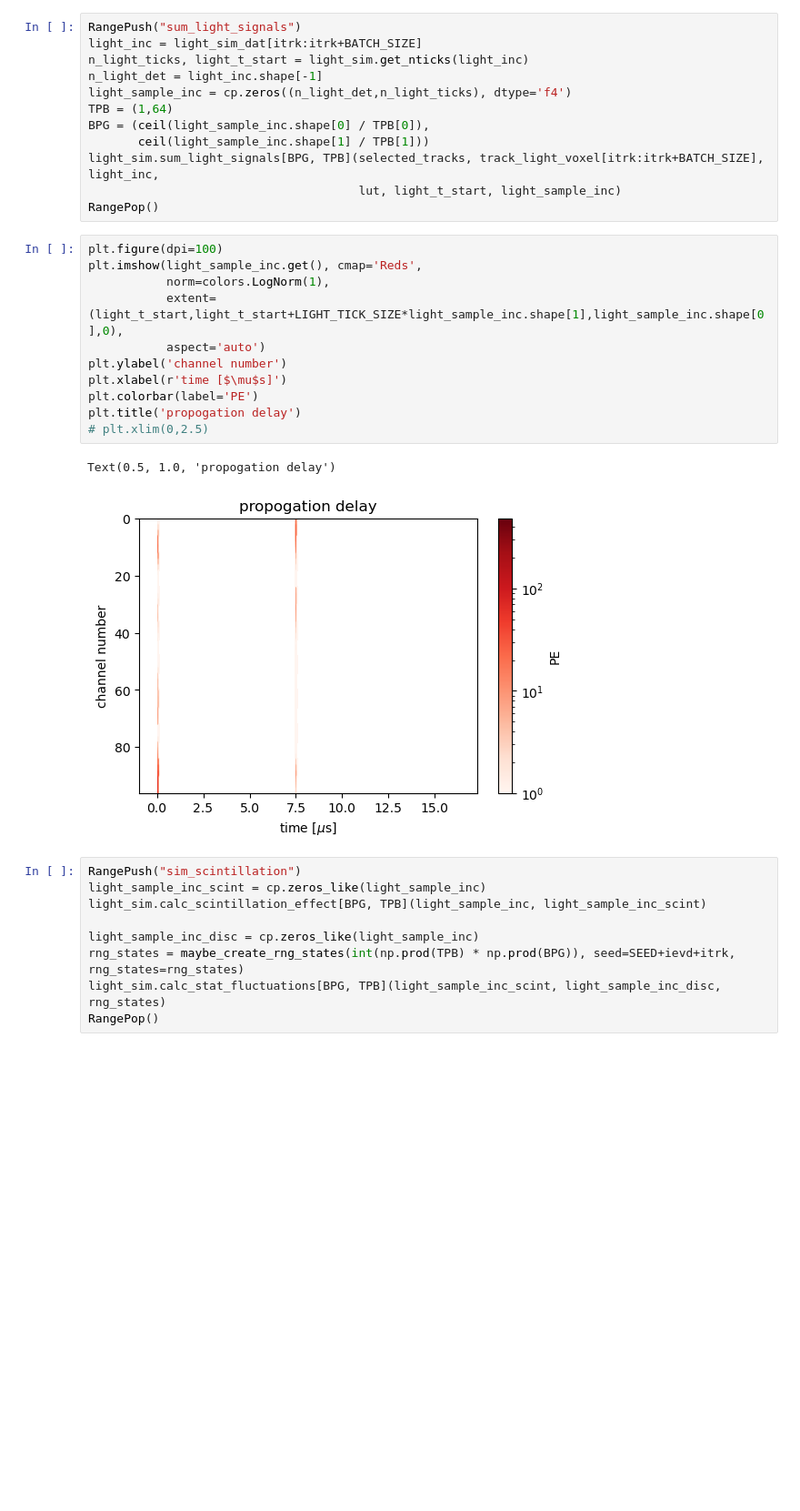
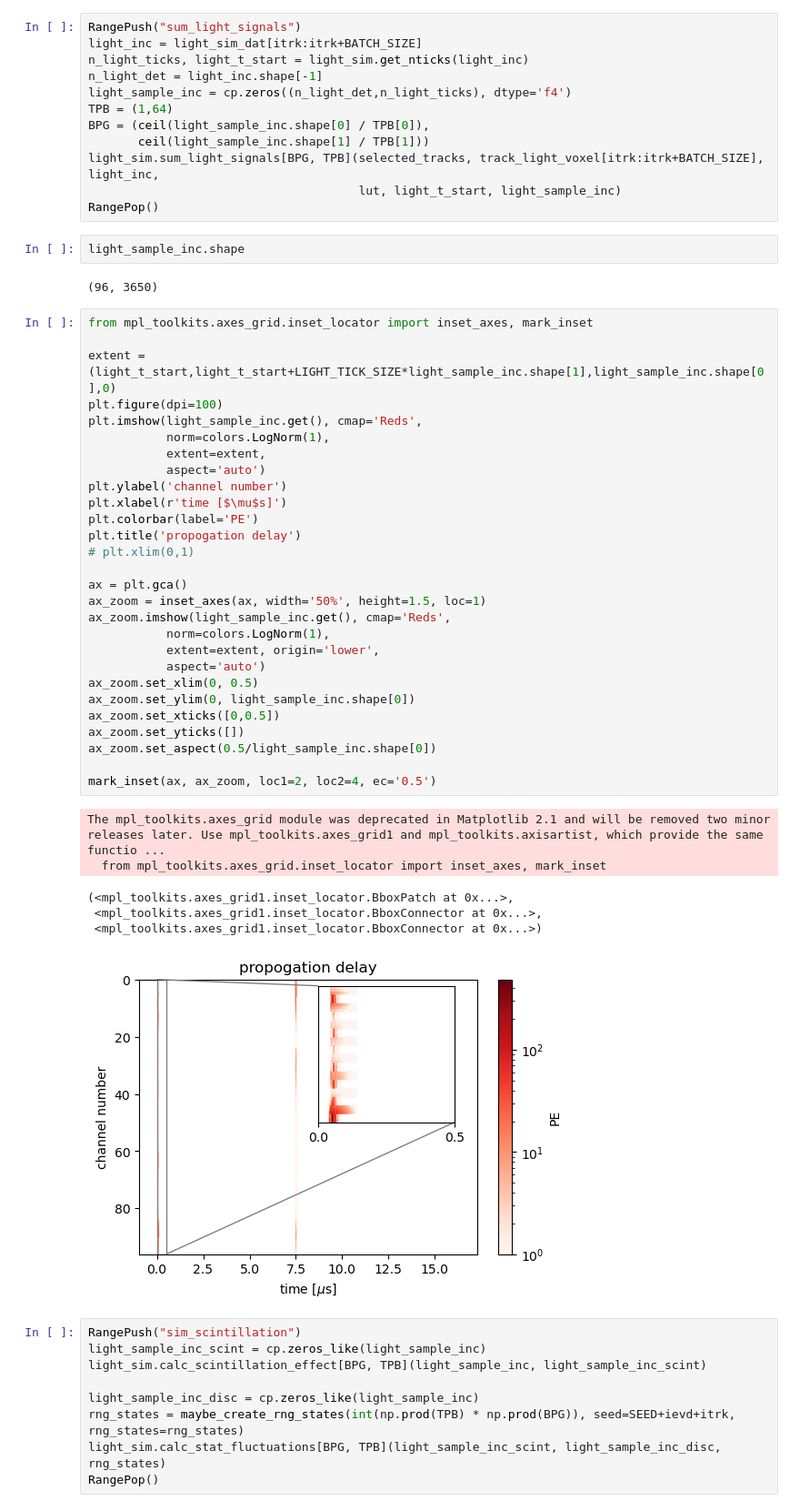
Before and after one commit to DUNE/larnd-sim, a Jupyter notebook: examples/Light signals.ipynb, the cells around one changed output. Shown: that part at 91% size. Saved outputs shown, nothing was run; the diff lists cells and outputs as text; blank space fills up the shorter version.

```diff
--- a/examples/Light signals.ipynb
+++ b/examples/Light signals.ipynb
@@ -449,20 +468,45 @@ BPG = (ceil(light_sample_inc.shape[0] / TPB[0]),
 light_sim.sum_light_signals[BPG, TPB](selected_tracks, track_light_voxel[itrk:itrk+BATCH_SIZE], light_inc,
                                       lut, light_t_start, light_sample_inc)
 RangePop()
+# %%
+light_sample_inc.shape
+# %% [output]
+(96, 3650)
 # %%
+from mpl_toolkits.axes_grid.inset_locator import inset_axes, mark_inset
+
+extent = (light_t_start,light_t_start+LIGHT_TICK_SIZE*light_sample_inc.shape[1],light_sample_inc.shape[0],0)
 plt.figure(dpi=100)
 plt.imshow(light_sample_inc.get(), cmap='Reds',
            norm=colors.LogNorm(1),
-           extent=(light_t_start,light_t_start+LIGHT_TICK_SIZE*light_sample_inc.shape[1],light_sample_inc.shape[0],0),
+           extent=extent,
            aspect='auto')
 plt.ylabel('channel number')
 plt.xlabel(r'time [$\mu$s]')
 plt.colorbar(label='PE')
 plt.title('propogation delay')
-# plt.xlim(0,2.5)
+# plt.xlim(0,1)
+
+ax = plt.gca()
+ax_zoom = inset_axes(ax, width='50%', height=1.5, loc=1)
+ax_zoom.imshow(light_sample_inc.get(), cmap='Reds',
+           norm=colors.LogNorm(1),
+           extent=extent, origin='lower',
+           aspect='auto')
+ax_zoom.set_xlim(0, 0.5)
+ax_zoom.set_ylim(0, light_sample_inc.shape[0])
+ax_zoom.set_xticks([0,0.5])
+ax_zoom.set_yticks([])
+ax_zoom.set_aspect(0.5/light_sample_inc.shape[0])
+
+mark_inset(ax, ax_zoom, loc1=2, loc2=4, ec='0.5')
 # %% [output]
-Text(0.5, 1.0, 'propogation delay')
+The mpl_toolkits.axes_grid module was deprecated in Matplotlib 2.1 and will be removed two minor releases later. Use mpl_toolkits.axes_grid1 and mpl_toolkits.axisartist, which provide the same functio ...
+  from mpl_toolkits.axes_grid.inset_locator import inset_axes, mark_inset
+(<mpl_toolkits.axes_grid1.inset_locator.BboxPatch at 0x...>,
+ <mpl_toolkits.axes_grid1.inset_locator.BboxConnector at 0x...>,
+ <mpl_toolkits.axes_grid1.inset_locator.BboxConnector at 0x...>)
-[figure, old version]
+[figure, new version]
 # %%
 RangePush("sim_scintillation")
 light_sample_inc_scint = cp.zeros_like(light_sample_inc)
```
Also changed, not shown: parts of 15 cells of this notebook, 3 other files.
